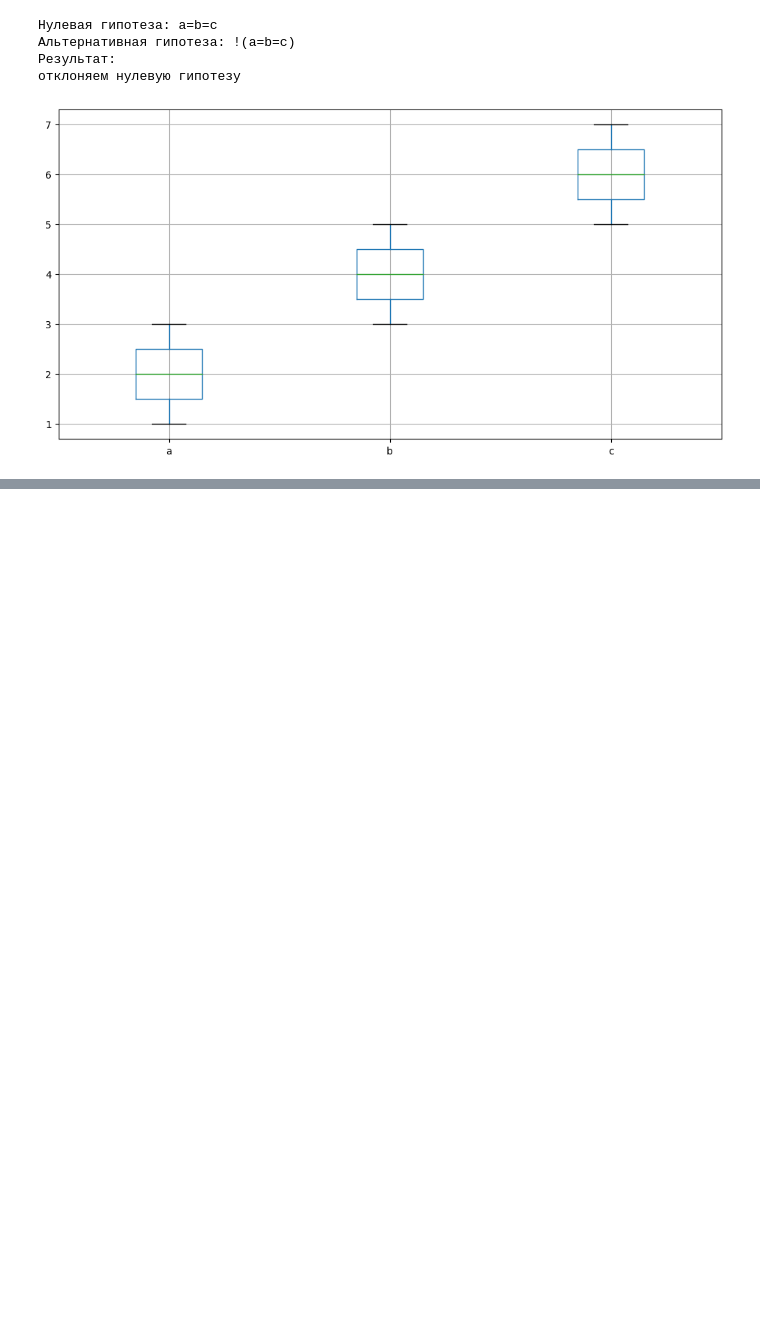
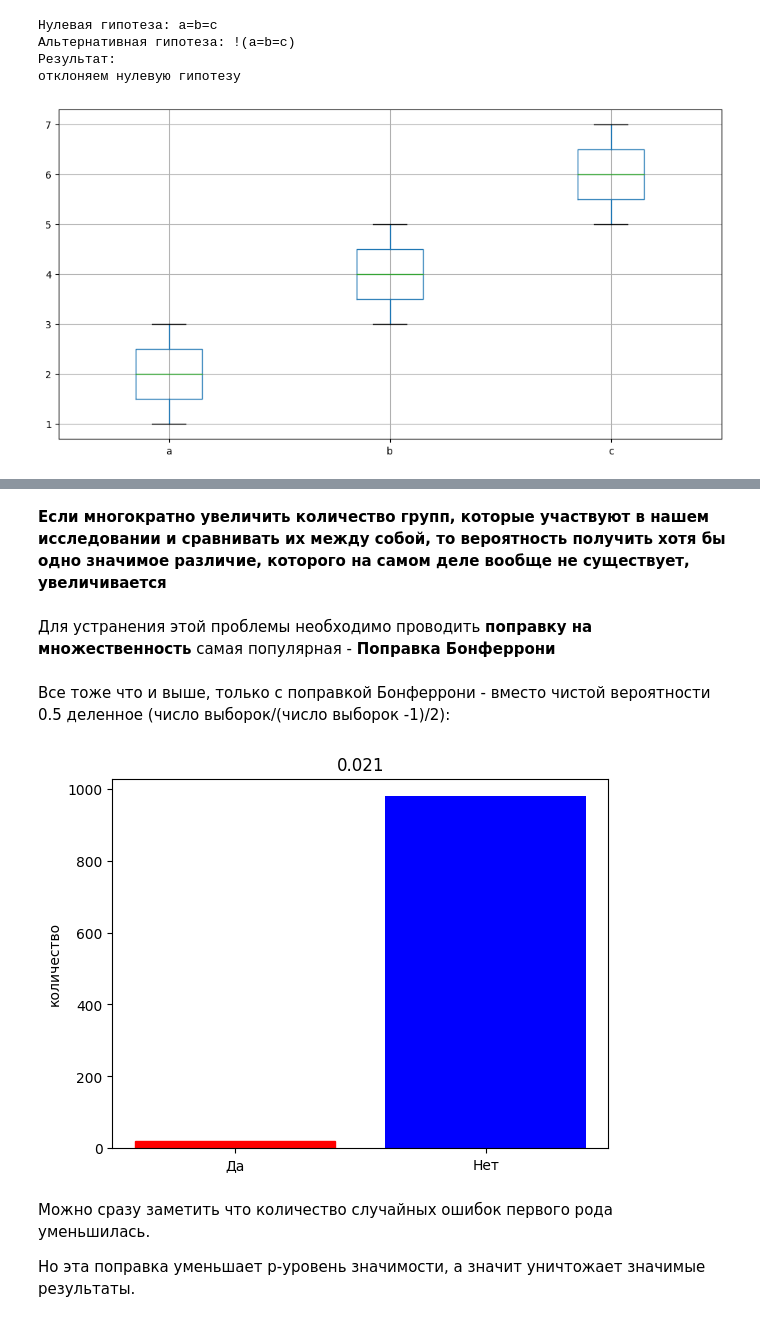
Before and after one commit to Khazovalexandra/Stepic_-, a Jupyter notebook: Основы статистики/Statistic.ipynb, the cells around one changed output, grey strips where cells are left out. Drawn from its saved outputs; the diff is of its cells as text; code cells hidden in the pictures; blank space fills up the shorter version.

```diff
--- a/Основы статистики/Statistic.ipynb
+++ b/Основы статистики/Statistic.ipynb
@@ -510,0 +566,52 @@ else:
+# %% [markdown]
+**Если многократно увеличить количество групп, которые участвуют в нашем исследовании и сравнивать их между собой, то вероятность получить хотя бы одно значимое различие, которого на самом деле вообще не существует, увеличивается**
+# %% [markdown]
+Для устранения этой проблемы необходимо проводить **поправку на множественность** самая популярная - **Поправка Бонферрони**
+# %% [markdown]
+Все тоже что и выше, только с поправкой Бонферрони - вместо чистой вероятности 0.5 деленное (число выборок/(число выборок -1)/2):
+# %%
+def ttest(a , b):
+    se = np.sqrt( a['SD']**2/a['N'] + b['SD']**2/b['N']  )
+    t = (a['Mx'] - b['Mx'])/se
+    dfreedom = a['N'] + b['N'] - 2
+    return stats.t.sf(np.abs(t), dfreedom)*2
+
+# n - элементов в выборке
+# m - количество выборок
+# a -  вероятность
+def false_alarm(m, n, a):
+    trys = 1000 # количество экспериментов
+    hist = {'Да':0, 'Нет':0} # результаты сравнений
+    data = list(range(m)) # инициализация групп с выборками
+
+    # запускаем trys экспериментов
+    for i in range(trys):
+
+        # наполняем m выборок, для ускорения сразу их агрегируем по SD, Mx, N
+        for j in range(m):
+            dt = stats.norm.rvs(loc=M, scale=D, size=n)
+            data[j] = {'SD':np.std(dt, ddof = 1), 'Mx':np.mean(dt), 'N':n}
+
+        #сравниваем выборки по 2 группы, перебор можно реализовать с помощью двух циклов или воспользоваться itertools
+        for first, second in itertools.combinations(data, 2):
+            if ttest(first, second) <= a:
+                hist['Да']+=1
+                break
+        else:
+            hist['Нет']+=1
+
+    # рисуем гитограмму частот
+    barlist = pyplot.bar(hist.keys(), hist.values(), color='b')
+    barlist[0].set_color('r')
+    pyplot.title(round(hist['Да'] / trys,3))
+    pyplot.ylabel('количество')
+    pyplot.show()
+
+
+false_alarm(2, 30, 0.5/((8*7)/2))
+# %% [output]
+[figure, added]
+# %% [markdown]
+Можно сразу заметить что количество случайных ошибок первого рода уменьшилась.
+
+Но эта поправка уменьшает p-уровень значимости, а значит уничтожает значимые результаты.
```
Also changed, not shown: parts of 37 cells of this notebook, 3 other files.
